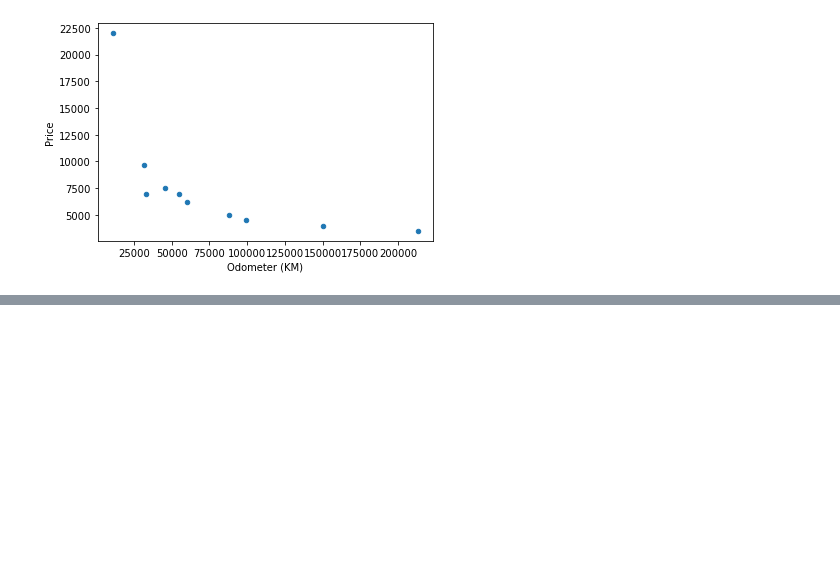
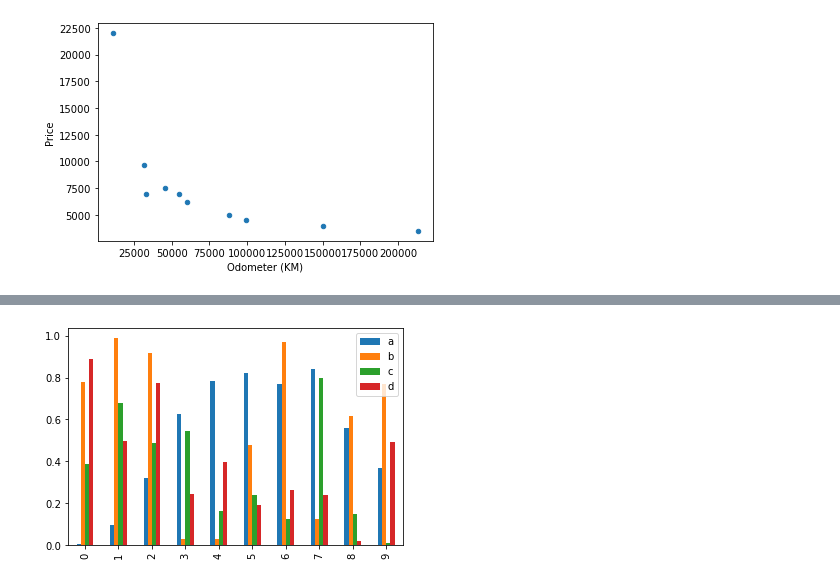
Before and after one commit to youhavechad/machine-learning, a Jupyter notebook: matplotlib/introductions to matplotlib.ipynb, the cells around one changed output, grey strips where cells are left out. Drawn from its saved outputs; the diff is of its cells as text; code cells hidden in the pictures; blank space fills up the shorter version.

```diff
--- a/matplotlib/introductions to matplotlib.ipynb
+++ b/matplotlib/introductions to matplotlib.ipynb
@@ -289,0 +314,4 @@ car_sales.plot(x="Odometer (KM)", y="Price", kind="scatter");
+# %%
+df.plot(kind="bar");
+# %% [output]
+[figure, added]
```
Also changed, not shown: parts of 26 cells of this notebook.
